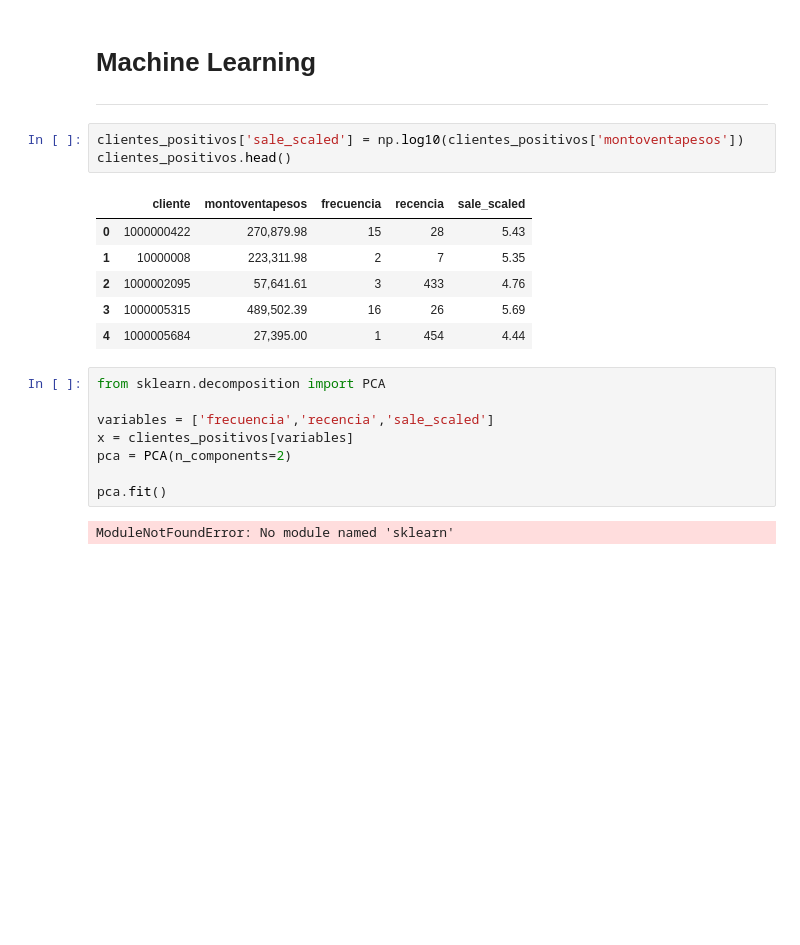
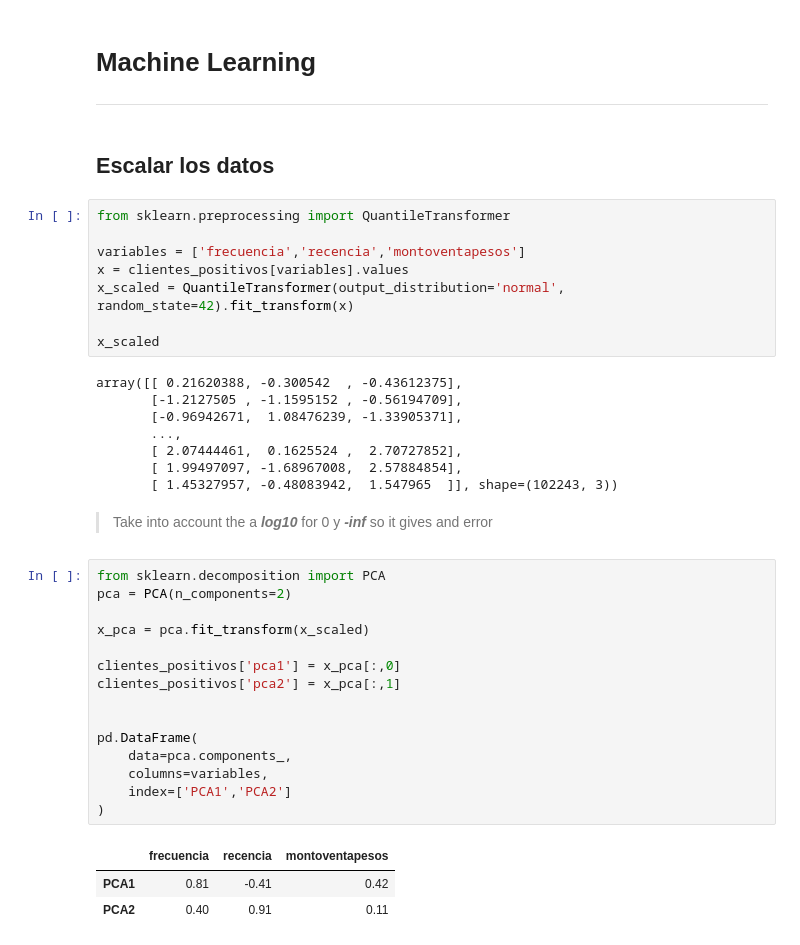
Before and after one commit to TheKey06/Market_Basket_Analysis, a Jupyter notebook: src/data/EDA.ipynb, the cells around one changed output. Saved outputs shown, nothing was run; the diff lists cells and outputs as text; blank space fills up the shorter version.

```diff
--- a/src/data/EDA.ipynb
+++ b/src/data/EDA.ipynb
@@ -89,23 +75,42 @@ axes.legend()
 # %% [markdown]
 # **Machine Learning**
 ---
+# %% [markdown]
+## Escalar los datos
 # %%
-clientes_positivos['sale_scaled'] = np.log10(clientes_positivos['montoventapesos'])
-clientes_positivos.head()
+from sklearn.preprocessing import QuantileTransformer
+
+variables = ['frecuencia','recencia','montoventapesos']
+x = clientes_positivos[variables].values
+x_scaled = QuantileTransformer(output_distribution='normal', random_state=42).fit_transform(x)
+
+x_scaled
 # %% [output]
-|  | cliente | montoventapesos | frecuencia | recencia | sale_scaled |
-| 0 | 1000000422 | 270,879.98 | 15 | 28 | 5.43 |
-| 1 | 10000008 | 223,311.98 | 2 | 7 | 5.35 |
-| 2 | 1000002095 | 57,641.61 | 3 | 433 | 4.76 |
-| 3 | 1000005315 | 489,502.39 | 16 | 26 | 5.69 |
-| 4 | 1000005684 | 27,395.00 | 1 | 454 | 4.44 |
+array([[ 0.21620388, -0.300542  , -0.43612375],
+       [-1.2127505 , -1.1595152 , -0.56194709],
+       [-0.96942671,  1.08476239, -1.33905371],
+       ...,
+       [ 2.07444461,  0.1625524 ,  2.70727852],
+       [ 1.99497097, -1.68967008,  2.57884854],
+       [ 1.45327957, -0.48083942,  1.547965  ]], shape=(102243, 3))
+# %% [markdown]
+> Take into account the a ***log10*** for 0 y ***-inf*** so it gives and error
 # %%
 from sklearn.decomposition import PCA
-
-variables = ['frecuencia','recencia','sale_scaled']
-x = clientes_positivos[variables]
 pca = PCA(n_components=2)
 
-pca.fit()
+x_pca = pca.fit_transform(x_scaled)
+
+clientes_positivos['pca1'] = x_pca[:,0]
+clientes_positivos['pca2'] = x_pca[:,1]
+
+
+pd.DataFrame(
+    data=pca.components_,
+    columns=variables,
+    index=['PCA1','PCA2']
+)
 # %% [output]
-ModuleNotFoundError: No module named 'sklearn'
+|  | frecuencia | recencia | montoventapesos |
+| PCA1 | 0.81 | -0.41 | 0.42 |
+| PCA2 | 0.40 | 0.91 | 0.11 |
```
Also changed, not shown: parts of 4 cells of this notebook.
